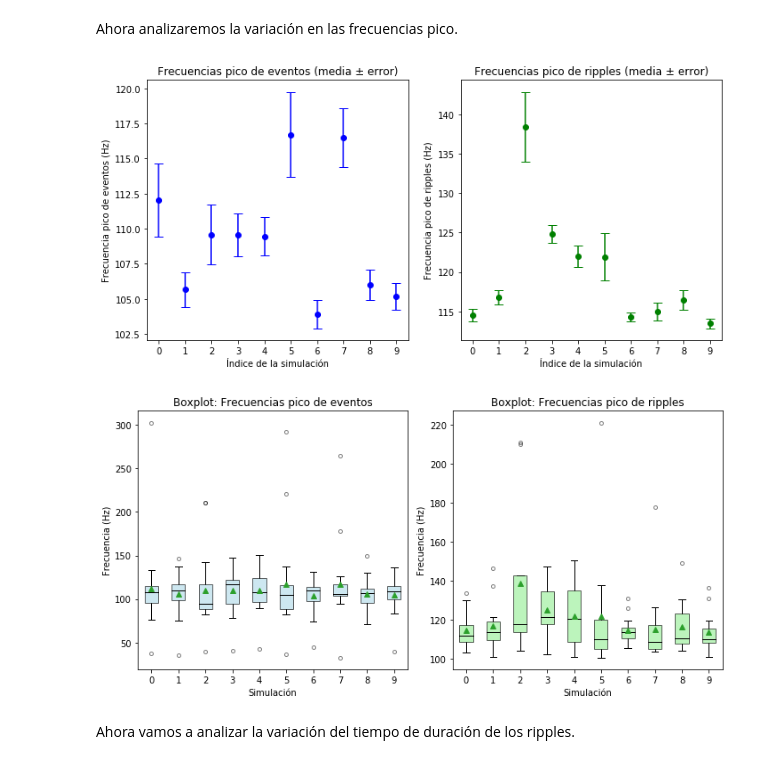
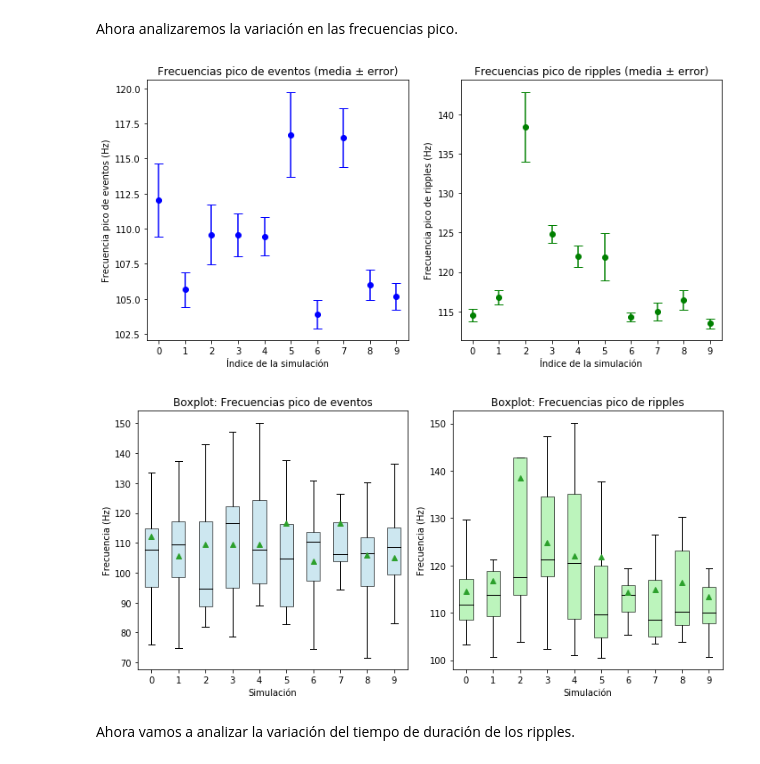
Before and after one commit to juanluserra/TFM-BigData, a Jupyter notebook: simulation-eeg/validation.ipynb, the cells around one changed output. Cells and saved outputs as stored; diff of their text form; code cells hidden in the pictures.

```diff
--- a/simulation-eeg/validation.ipynb
+++ b/simulation-eeg/validation.ipynb
@@ -395,41 +395,41 @@ axs_box2[0].boxplot(
     patch_artist=True,
     boxprops=dict(facecolor="lightblue", alpha=0.6),
     medianprops=dict(color="black"),
-    showfliers=True,
+    showfliers=False,
     flierprops=dict(marker='o', color='black', alpha=0.5, markersize=4),
     showmeans=True
 )
 axs_box2[0].set_title("Boxplot: Frecuencias pico de eventos")
 axs_box2[0].set_xlabel("Simulación")
 axs_box2[0].set_ylabel("Frecuencia (Hz)")
 # Ajustamos las etiquetas del eje X de 0 a N-1
 N_sim_events = len(events_values_per_sim)
 axs_box2[0].set_xticks(np.arange(1, N_sim_events + 1))
 axs_box2[0].set_xticklabels(np.arange(N_sim_events))
 
 # --- Boxplot para Frecuencias pico de ripples ---
 axs_box2[1].boxplot(
     ripple_values_per_sim,
     patch_artist=True,
     boxprops=dict(facecolor="lightgreen", alpha=0.6),
     medianprops=dict(color="black"),
-    showfliers=True,
+    showfliers=False,
     flierprops=dict(marker='o', color='black', alpha=0.5, markersize=4),
     showmeans=True
 )
 axs_box2[1].set_title("Boxplot: Frecuencias pico de ripples")
 axs_box2[1].set_xlabel("Simulación")
 axs_box2[1].set_ylabel("Frecuencia (Hz)")
 # Igual para las etiquetas del eje X
 N_sim_ripples = len(ripple_values_per_sim)
 axs_box2[1].set_xticks(np.arange(1, N_sim_ripples + 1))
 axs_box2[1].set_xticklabels(np.arange(N_sim_ripples))
 
 fig_box2.tight_layout()
 plt.show()
 # %% [output]
 [figure]
-[figure, old version]
+[figure, new version]
 # %% [markdown]
 Ahora vamos a analizar la variación del tiempo de duración de los ripples.
 # %%
```
Also changed, not shown: parts of 7 cells of this notebook.
